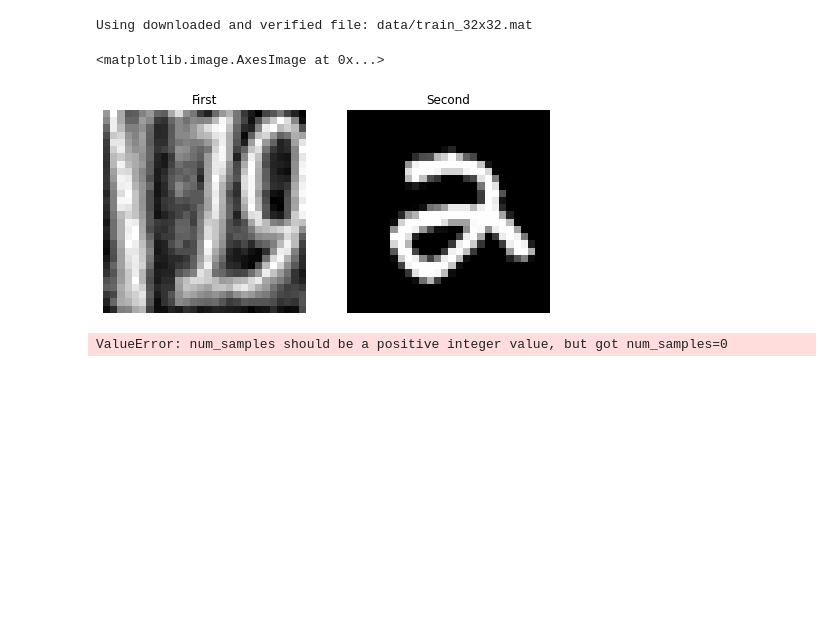
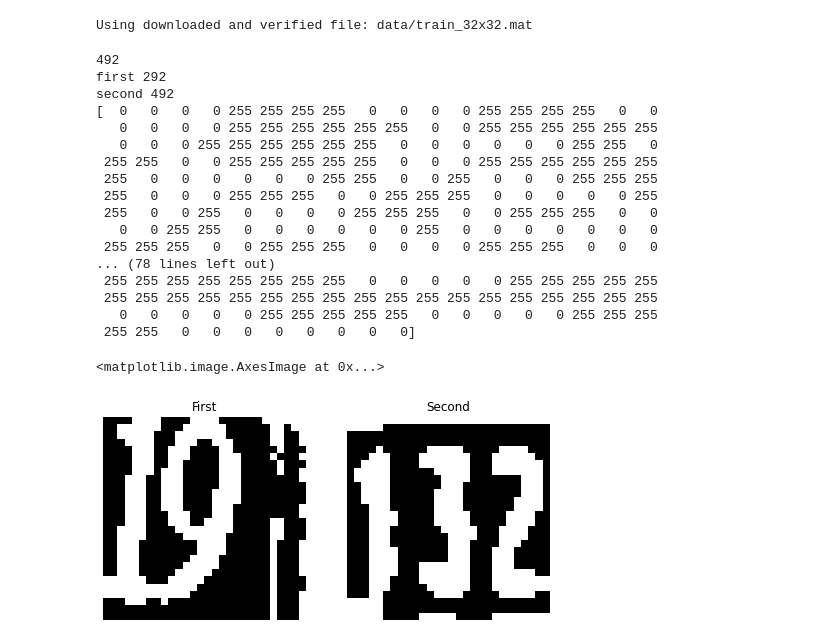
Before and after one commit to treyshotz/ML4CV, a Jupyter notebook: ML4CV.ipynb, the cells around one changed output. Drawn from its saved outputs; the diff is of its cells as text; code cells hidden in the pictures; blank space fills up the shorter version.

```diff
--- a/ML4CV.ipynb
+++ b/ML4CV.ipynb
@@ -319,9 +338,9 @@ class SiameseDataset(Dataset):
             self.svhn_dataset = torchvision.datasets.SVHN(root="data", split=split, download=True, transform=torchvision.transforms.Compose([
                 torchvision.transforms.ToTensor(),
                 ResizeGrayscale(),
-                EqualizeHist(),
-                # AdaptiveThreshold(),
-                CLAHE(),
+                # EqualizeHist(),
+                AdaptiveThreshold(),
+                # CLAHE(),
 
             ]))
             #self.svhn_dataset.data = T.Grayscale()(self.svhn_dataset.data)
@@ -355,8 +374,11 @@ class EqualizeHist:
         sample = sample.numpy()
         sample = cv.normalize(sample, None, alpha=0, beta=255, norm_type=cv.NORM_MINMAX, dtype=cv.CV_8UC1)
         sample = sample.astype(np.uint8)
-        image = cv.equalizeHist(sample[0])
-        return torch.tensor(image)
+        sample = cv.equalizeHist(sample[0])
+        if len(np.where(sample.flatten() > 200)[0]) > len(np.where(sample.flatten() < 200)[0]):
+            sample = 255 - sample
+        sample = sample / 255
+        return torch.from_numpy(image).unsqueeze(0)
 
 class CLAHE:
     def __call__(self, sample):
@@ -365,16 +387,22 @@ class CLAHE:
         sample = sample.astype(np.uint8)
         clahe = cv.createCLAHE(clipLimit=3., )
         sample = clahe.apply(sample)
-        return torch.tensor(sample)
+        if len(np.where(sample.flatten() > 200)[0]) > len(np.where(sample.flatten() < 200)[0]):
+            sample = 255 - sample
+        sample = sample / 255
+        return torch.from_numpy(sample).unsqueeze(0)
 
 class AdaptiveThreshold:
     def __call__(self, sample):
         sample = sample.numpy()
         sample = cv.normalize(sample, None, alpha=0, beta=255, norm_type=cv.NORM_MINMAX, dtype=cv.CV_8UC1)
         sample = sample.astype(np.uint8)
-        sample = cv.adaptiveThreshold(sample, 255, cv.ADAPTIVE_THRESH_MEAN_C, cv.THRESH_BINARY, 11, 0)
-        return torch.tensor(sample)
-
+        sample = cv.adaptiveThreshold(sample[0], 255, cv.ADAPTIVE_THRESH_MEAN_C, cv.THRESH_BINARY, 11, 0)
+        if len(np.where(sample.flatten() > 200)[0]) > len(np.where(sample.flatten() < 200)[0]):
+            sample = 255 - sample
+        sample = torch.from_numpy(sample).unsqueeze(0)
+        sample = sample / 255
+        return sample
 
 
 def make_pairs(mix, mnist = None, svhn = None):
@@ -482,25 +510,42 @@ Using downloaded and verified file: data/train_32x32.mat
 # %%
 def prep_for_pyplot(image):
     return image[0].numpy().transpose(1, 2, 0)
 
 
 
-first_item, second_item, similar = train_dataset.__getitem__(120001)
+first_item, second_item, similar = train_dataset.__getitem__(120003)
 
 figure = plt.figure(figsize=(8, 8))
 
 ax = figure.add_subplot(1, 2, 1)
 ax.set_title("First")
 plt.axis("off")
 plt.imshow(first_item.squeeze(), cmap="gray")
 
 ax = figure.add_subplot(1, 2, 2)
 ax.set_title("Second")
 plt.axis("off")
 plt.imshow(second_item.squeeze(), cmap="gray")
 # %% [output]
-<matplotlib.image.AxesImage at 0x...>
+492
+first 292
+second 492
+[  0   0   0   0 255 255 255 255   0   0   0   0 255 255 255 255   0   0
+   0   0   0   0 255 255 255 255 255 255   0   0 255 255 255 255 255 255
+   0   0   0 255 255 255 255 255 255   0   0   0   0   0   0 255 255   0
+ 255 255   0   0 255 255 255 255 255   0   0   0 255 255 255 255 255 255
+ 255   0   0   0   0   0   0 255 255   0   0 255   0   0   0 255 255 255
+ 255   0   0   0 255 255 255   0   0 255 255 255   0   0   0   0   0 255
+ 255   0   0 255   0   0   0   0 255 255 255   0   0 255 255 255   0   0
+   0   0 255 255   0   0   0   0   0   0 255   0   0   0   0   0   0   0
+ 255 255 255   0   0 255 255 255   0   0   0   0 255 255 255   0   0   0
+... (78 lines left out)
+ 255 255 255 255 255 255 255 255   0   0   0   0   0 255 255 255 255 255
+ 255 255 255 255 255 255 255 255 255 255 255 255 255 255 255 255 255 255
+   0   0   0   0   0 255 255 255 255 255   0   0   0   0   0 255 255 255
+ 255 255   0   0   0   0   0   0   0   0]
+<matplotlib.image.AxesImage at 0x...>
-[figure, old version]
+[figure, new version]
 # %%
 epochs = 20
 train_dataset = SiameseDataset(train=True, mnist=True)
@@ -582,8 +627,6 @@ for epoch in range(epochs):
     if (rounds_without_improvement > 3 or epoch == epochs-1):
         save_model(model=best_model, name=f"best_model.pt")
         break
-# %% [output]
-ValueError: num_samples should be a positive integer value, but got num_samples=0
 # %%
 print(device)
 test_dataset = SiameseDataset(train=False, mnist=True)
```
Also changed, not shown: parts of 10 cells of this notebook, 6 other files.
